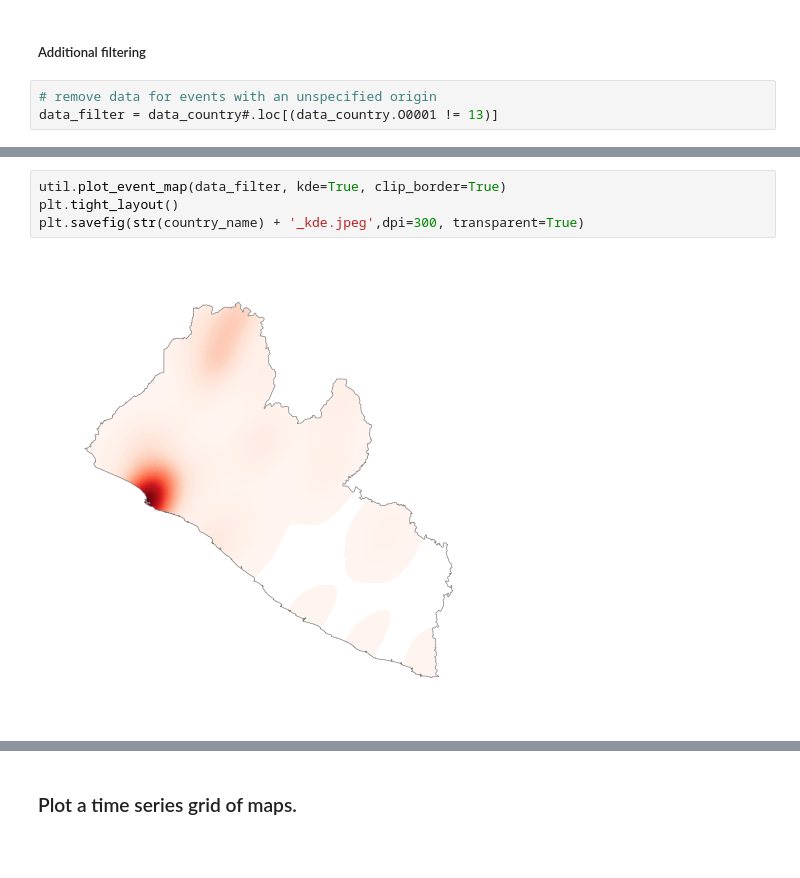
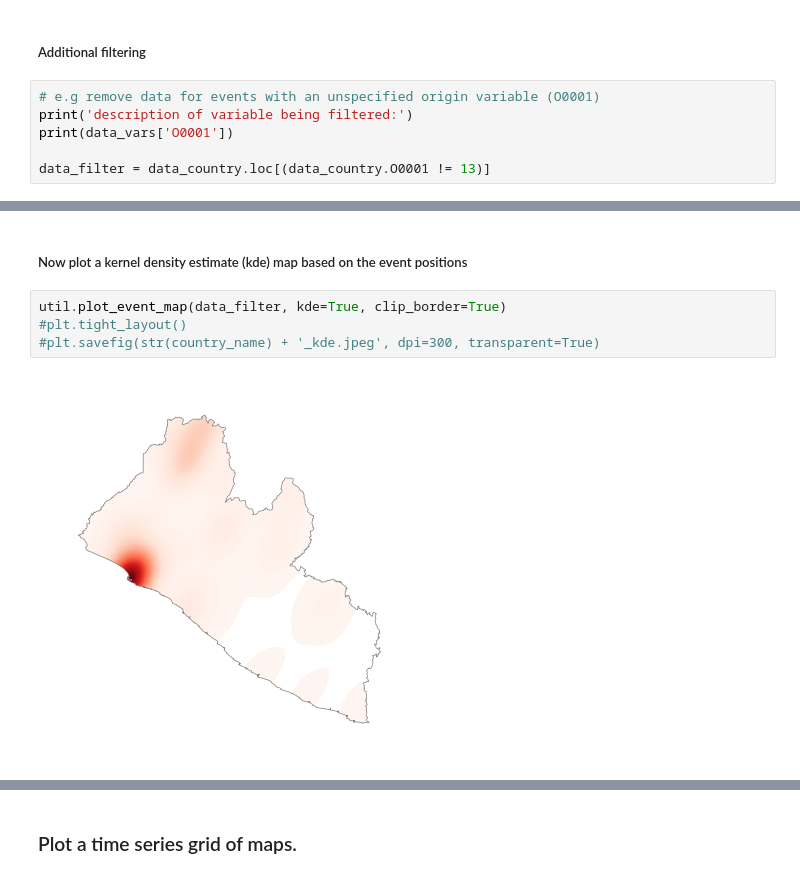
Before and after one commit to AnnieStephenson/speednav, a Jupyter notebook: tutorial.ipynb, the cells around one changed output, grey strips where cells are left out. Saved outputs shown, nothing was run; the diff lists cells and outputs as text; blank space fills up the shorter version.

```diff
--- a/tutorial.ipynb
+++ b/tutorial.ipynb
@@ -30,5 +39,8 @@ data_country = util.filter_data(data, country_name, location=True)
 # %% [markdown]
 ##### Additional filtering
 # %%
-# remove data for events with an unspecified origin
-data_filter = data_country#.loc[(data_country.O0001 != 13)]
+# e.g remove data for events with an unspecified origin variable (O0001)
+print('description of variable being filtered:')
+print(data_vars['O0001'])
+
+data_filter = data_country.loc[(data_country.O0001 != 13)]
@@ -37,6 +62,8 @@ data_filter = data_country#.loc[(data_country.O0001 != 13)]
+# %% [markdown]
+##### Now plot a kernel density estimate (kde) map based on the event positions
 # %%
 util.plot_event_map(data_filter, kde=True, clip_border=True)
-plt.tight_layout()
-plt.savefig(str(country_name) + '_kde.jpeg',dpi=300, transparent=True)
+#plt.tight_layout()
+#plt.savefig(str(country_name) + '_kde.jpeg', dpi=300, transparent=True)
 # %% [output]
-[figure, old version]
+[figure, new version]
```
Also changed, not shown: parts of 32 cells of this notebook, 3 other files.
